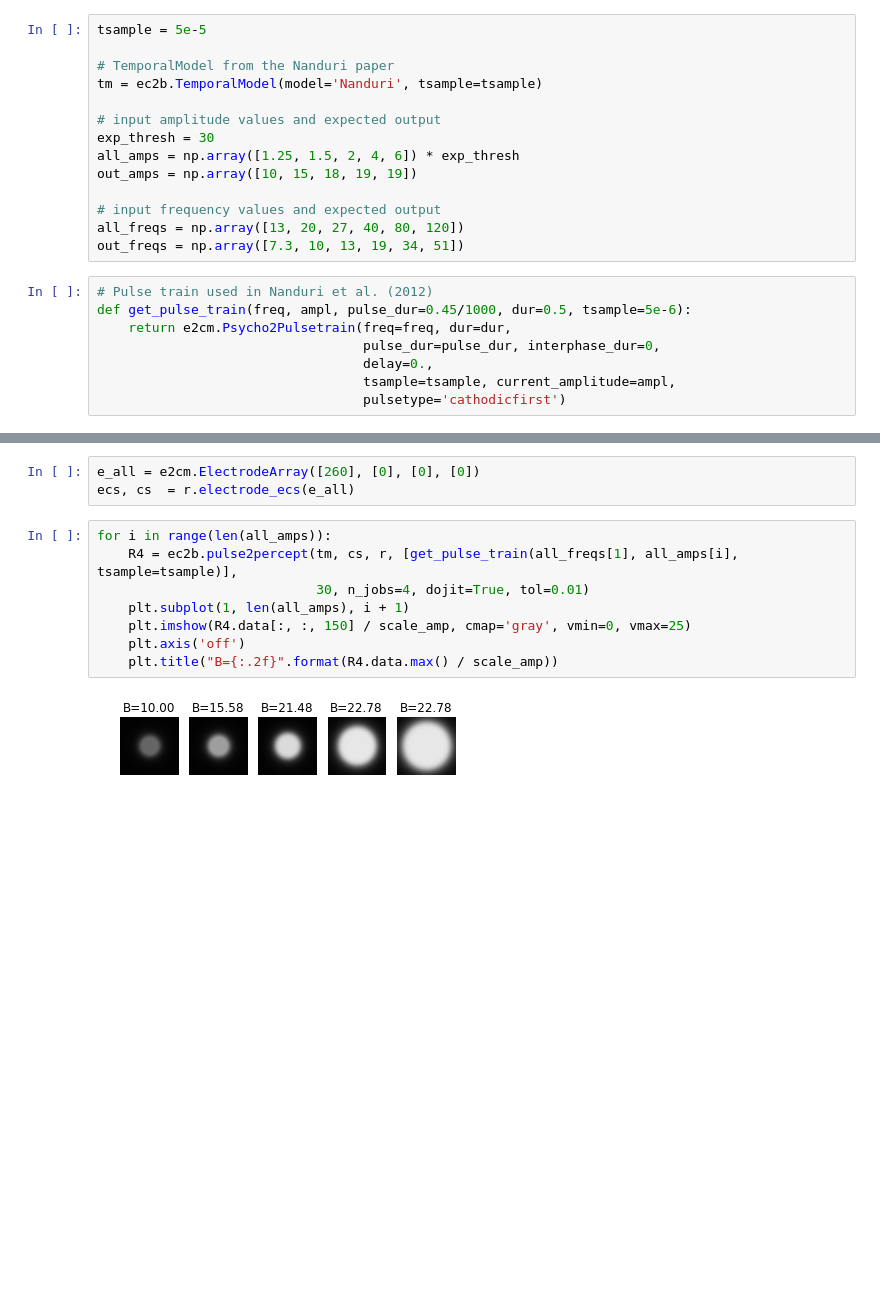
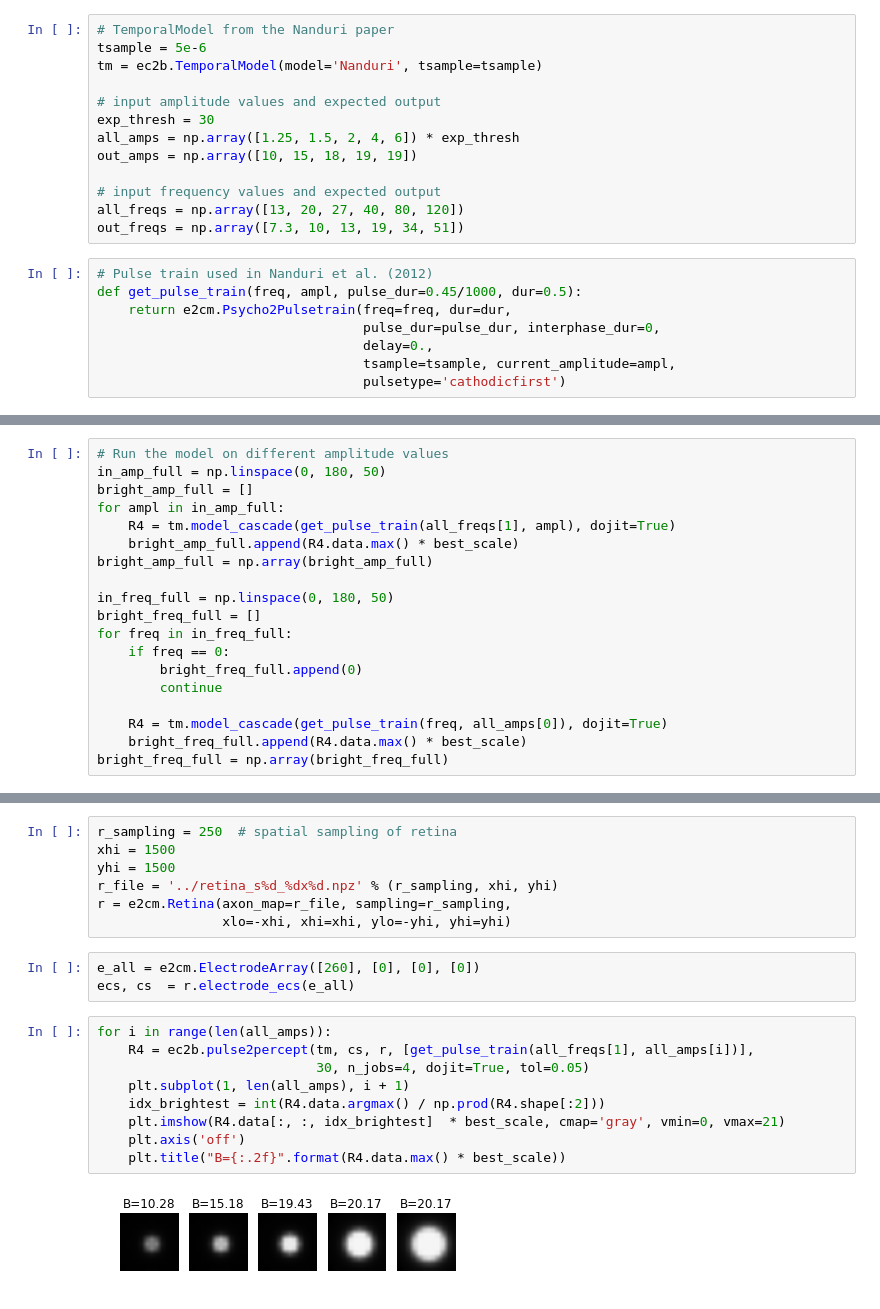
Before and after one commit to mbeyeler/pulse2percept, a Jupyter notebook: examples/notebooks/1.0-mb-exp-nanduri2012.ipynb, the cells around one changed output, grey strips where cells are left out. Saved outputs shown, nothing was run; the diff lists cells and outputs as text; blank space fills up the shorter version.

```diff
--- a/examples/notebooks/1.0-mb-exp-nanduri2012.ipynb
+++ b/examples/notebooks/1.0-mb-exp-nanduri2012.ipynb
@@ -8,9 +8,8 @@ from pulse2percept import effectivecurrent2brightness as ec2b
 import matplotlib.pyplot as plt
 %matplotlib inline
 # %%
-tsample = 5e-5
-
 # TemporalModel from the Nanduri paper
+tsample = 5e-6
 tm = ec2b.TemporalModel(model='Nanduri', tsample=tsample)
 
 # input amplitude values and expected output
@@ -23,7 +22,7 @@ all_freqs = np.array([13, 20, 27, 40, 80, 120])
 out_freqs = np.array([7.3, 10, 13, 19, 34, 51])
 # %%
 # Pulse train used in Nanduri et al. (2012)
-def get_pulse_train(freq, ampl, pulse_dur=0.45/1000, dur=0.5, tsample=5e-6):
+def get_pulse_train(freq, ampl, pulse_dur=0.45/1000, dur=0.5):
     return e2cm.Psycho2Pulsetrain(freq=freq, dur=dur,
                                   pulse_dur=pulse_dur, interphase_dur=0,
                                   delay=0.,
@@ -80,0 +90,19 @@ r = e2cm.Retina(axon_map='retina_2000_by_2000.npz',
+# %%
+# Run the model on different amplitude values
+in_amp_full = np.linspace(0, 180, 50)
+bright_amp_full = []
+for ampl in in_amp_full:
+    R4 = tm.model_cascade(get_pulse_train(all_freqs[1], ampl), dojit=True)
+    bright_amp_full.append(R4.data.max() * best_scale)
+bright_amp_full = np.array(bright_amp_full)
+
+in_freq_full = np.linspace(0, 180, 50)
+bright_freq_full = []
+for freq in in_freq_full:
+    if freq == 0:
+        bright_freq_full.append(0)
+        continue
+
+    R4 = tm.model_cascade(get_pulse_train(freq, all_amps[0]), dojit=True)
+    bright_freq_full.append(R4.data.max() * best_scale)
+bright_freq_full = np.array(bright_freq_full)
@@ -81,15 +121,23 @@ r = e2cm.Retina(axon_map='retina_2000_by_2000.npz',
+# %%
+r_sampling = 250  # spatial sampling of retina
+xhi = 1500
+yhi = 1500
+r_file = '../retina_s%d_%dx%d.npz' % (r_sampling, xhi, yhi)
+r = e2cm.Retina(axon_map=r_file, sampling=r_sampling,
+                xlo=-xhi, xhi=xhi, ylo=-yhi, yhi=yhi)
 # %%
 e_all = e2cm.ElectrodeArray([260], [0], [0], [0])
 ecs, cs  = r.electrode_ecs(e_all)
 # %%
 for i in range(len(all_amps)):
-    R4 = ec2b.pulse2percept(tm, cs, r, [get_pulse_train(all_freqs[1], all_amps[i], tsample=tsample)],
-                            30, n_jobs=4, dojit=True, tol=0.01)
+    R4 = ec2b.pulse2percept(tm, cs, r, [get_pulse_train(all_freqs[1], all_amps[i])],
+                            30, n_jobs=4, dojit=True, tol=0.05)
     plt.subplot(1, len(all_amps), i + 1)
-    plt.imshow(R4.data[:, :, 150] / scale_amp, cmap='gray', vmin=0, vmax=25)
+    idx_brightest = int(R4.data.argmax() / np.prod(R4.shape[:2]))
+    plt.imshow(R4.data[:, :, idx_brightest]  * best_scale, cmap='gray', vmin=0, vmax=21)
     plt.axis('off')
-    plt.title("B={:.2f}".format(R4.data.max() / scale_amp))
+    plt.title("B={:.2f}".format(R4.data.max() * best_scale))
 # %% [output]
-[figure, old version]
+[figure, new version]
 # %%
 for i in range(len(all_freqs)):
```
Also changed, not shown: parts of 10 cells of this notebook, 4 other files.
